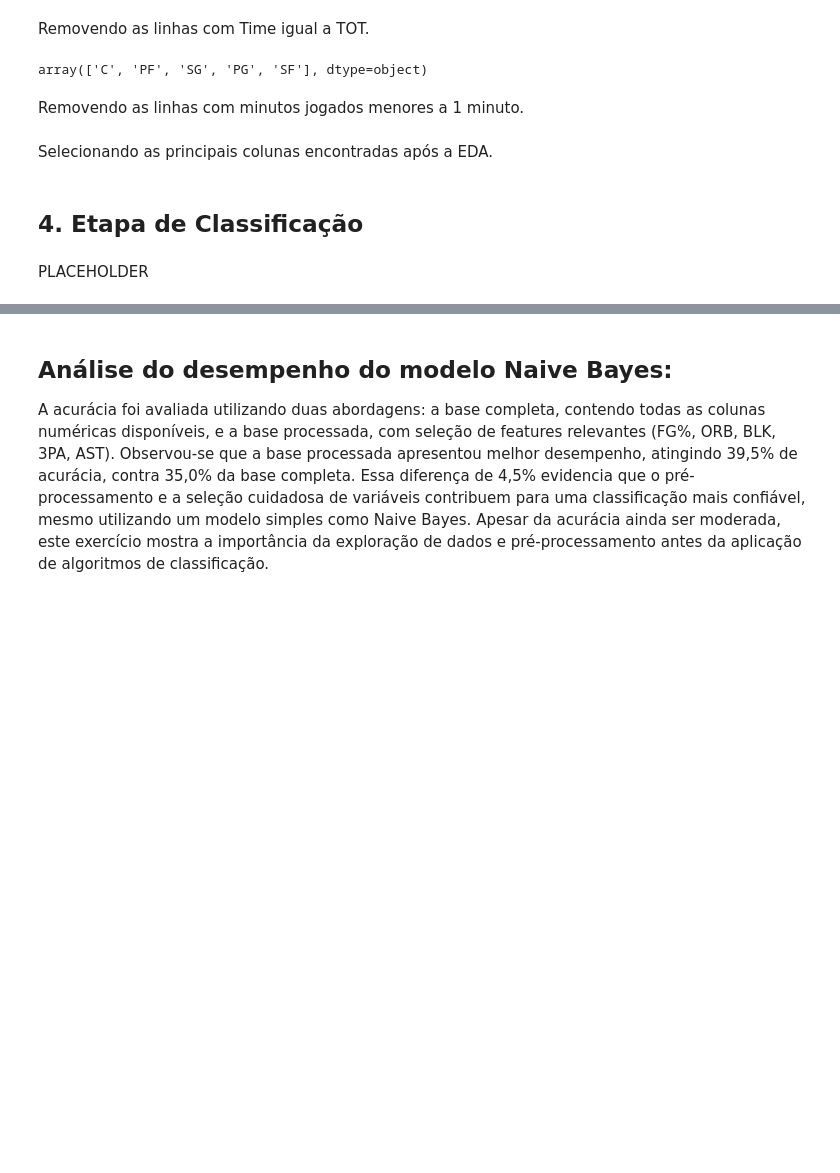
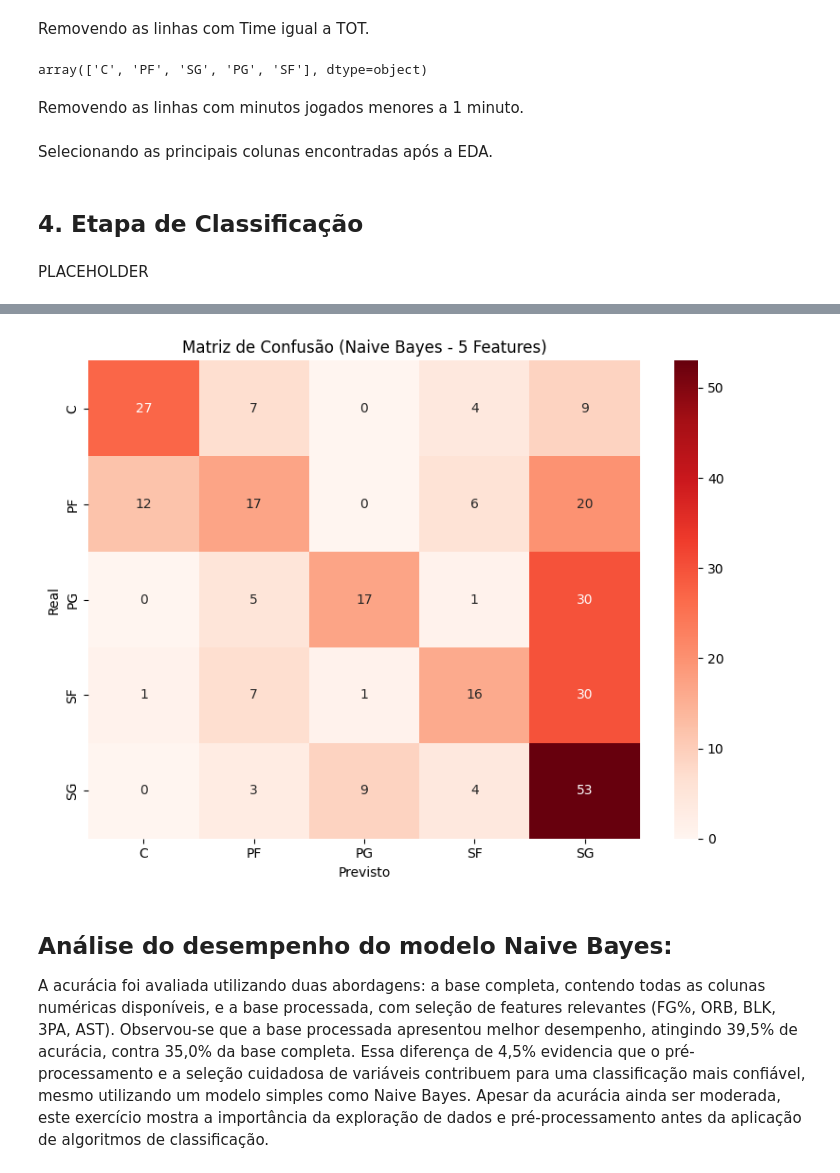
Before and after one commit to EngSoftwareABL/ProjetoAC2_ReconhecimentoPadr-es, a Jupyter notebook: Dataset_NBA.ipynb, the cells around one changed output, grey strips where cells are left out. Cells and saved outputs as stored; diff of their text form; code cells hidden in the pictures; blank space fills up the shorter version.

Commit message:
Ajustando acurácia

```diff
--- a/Dataset_NBA.ipynb
+++ b/Dataset_NBA.ipynb
@@ -479,0 +319,91 @@ weighted avg       0.46      0.44      0.42       514
+# %%
+import pandas as pd
+from sklearn.model_selection import train_test_split
+from sklearn.naive_bayes import GaussianNB
+from sklearn.metrics import accuracy_score, classification_report, confusion_matrix
+from sklearn.preprocessing import LabelEncoder, StandardScaler
+import matplotlib.pyplot as plt
+import seaborn as sns
+import numpy as np
+
+# --- 1. FEATURE ENGINEERING E PRÉ-PROCESSAMENTO ---
+
+selected_features = ['DRB', 'ORB', 'BLK', '3PA', 'AST']
+target_column = 'Pos'
+
+# Assumindo que 'df_total' é o seu DataFrame carregado
+df = df_total.copy()
+
+print(f"Tratando dados faltantes para {len(selected_features)} features (5 classes) para Naive Bayes...")
+
+for col in selected_features:
+    df[col] = pd.to_numeric(df[col], errors='coerce')
+    # Imputação de valores faltantes (NaN) com a média da coluna
+    mean_value = df[col].mean()
+    df[col] = df[col].fillna(mean_value)
+
+# 2. Seleção de Features (X) e Target (y)
+X = df[selected_features]
+y = df[target_column]
+
+# 3. Codificação do Target
+le = LabelEncoder()
+y_encoded = le.fit_transform(y)
+position_names = le.classes_
+
+# 4. Divisão dos Dados em Treino e Teste (70/30 estratificado)
+# O 'stratify=y_encoded' garante a distribuição proporcional das classes.
+X_train, X_test, y_train, y_test = train_test_split(
+    X, y_encoded, test_size=0.3, random_state=42, stratify=y_encoded
+)
+
+print("\n--- Distribuição dos Dados ---")
+print(f"Dataset pronto. Treino: {len(X_train)} amostras, Teste: {len(X_test)} amostras.")
+print(f"Features utilizadas: {selected_features}")
+
+# 5. Normalização (Escalonamento) dos Dados
+# CRUCIAL PARA NAIVE BAYES GAUSSIANO
+scaler = StandardScaler()
+X_train_scaled = scaler.fit_transform(X_train)
+X_test_scaled = scaler.transform(X_test)
+print("Dados numéricos normalizados (StandardScaler).")
+
+
+# --- 2. TREINAMENTO E AVALIAÇÃO DO MODELO GAUSSIAN NAIVE BAYES ---
+
+# 6. Treinamento do Modelo Gaussian Naive Bayes
+model_nb = GaussianNB()
+# Treinamos com os dados NORMALIZADOS
+model_nb.fit(X_train_scaled, y_train)
+
+print("\nModelo Naive Bayes treinado com sucesso!")
+
+# 7. Previsão e Avaliação
+y_pred = model_nb.predict(X_test_scaled)
+accuracy = accuracy_score(y_test, y_pred)
+
+print("\n--- Resultado Final (Gaussian Naive Bayes com 5 Features Otimizadas) ---")
+print(f"Acurácia (Accuracy) do modelo com 5 classes: {accuracy:.4f} ({accuracy*100:.2f}%)")
+
+# 8. Relatório Detalhado de Classificação
+print("\nRelatório de Classificação Detalhado (5 Classes):")
+print(classification_report(y_test, y_pred, target_names=position_names, zero_division=0))
+
+# Gera a matriz de confusão para o modelo final
+cm_final = confusion_matrix(y_test, y_pred)
+
+# Plotagem da Matriz de Confusão
+plt.figure(figsize=(8, 6))
+sns.heatmap(cm_final,
+            annot=True,
+            fmt='d',
+            cmap='Reds',
+            xticklabels=position_names,
+            yticklabels=position_names)
+
+plt.title(f'Matriz de Confusão (Naive Bayes - {len(selected_features)} Features)')
+plt.xlabel('Previsto')
+plt.ylabel('Real')
+plt.tight_layout()
+plt.show()
+# %% [output]
@@ -480,3 +427,4 @@ weighted avg       0.46      0.44      0.42       514
+[figure, added]
 # %% [markdown]
 ## Análise do desempenho do modelo Naive Bayes:
 A acurácia foi avaliada utilizando duas abordagens: a base completa, contendo todas as colunas numéricas disponíveis, e a base processada, com seleção de features relevantes (FG%, ORB, BLK, 3PA, AST). Observou-se que a base processada apresentou melhor desempenho, atingindo 39,5% de acurácia, contra 35,0% da base completa. Essa diferença de 4,5% evidencia que o pré-processamento e a seleção cuidadosa de variáveis contribuem para uma classificação mais confiável, mesmo utilizando um modelo simples como Naive Bayes. Apesar da acurácia ainda ser moderada, este exercício mostra a importância da exploração de dados e pré-processamento antes da aplicação de algoritmos de classificação.
```
Also changed, not shown: parts of 5 cells of this notebook.
